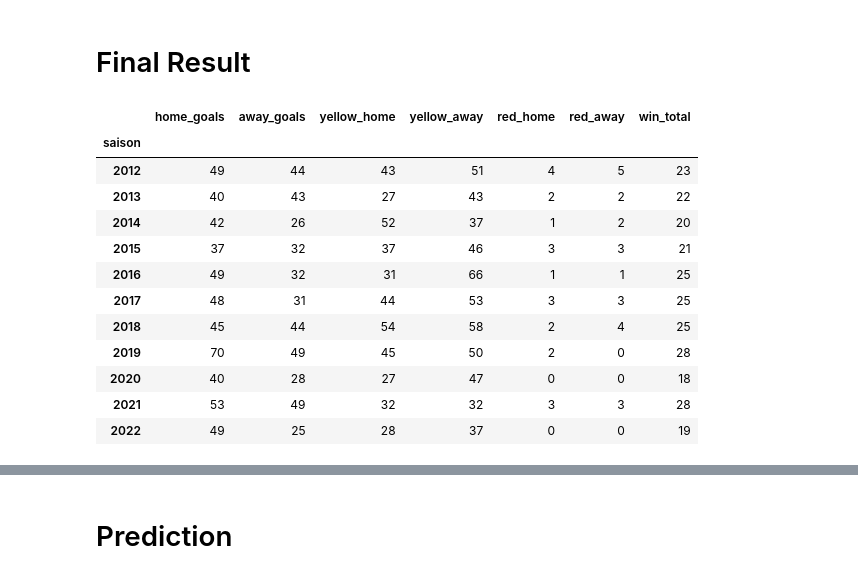
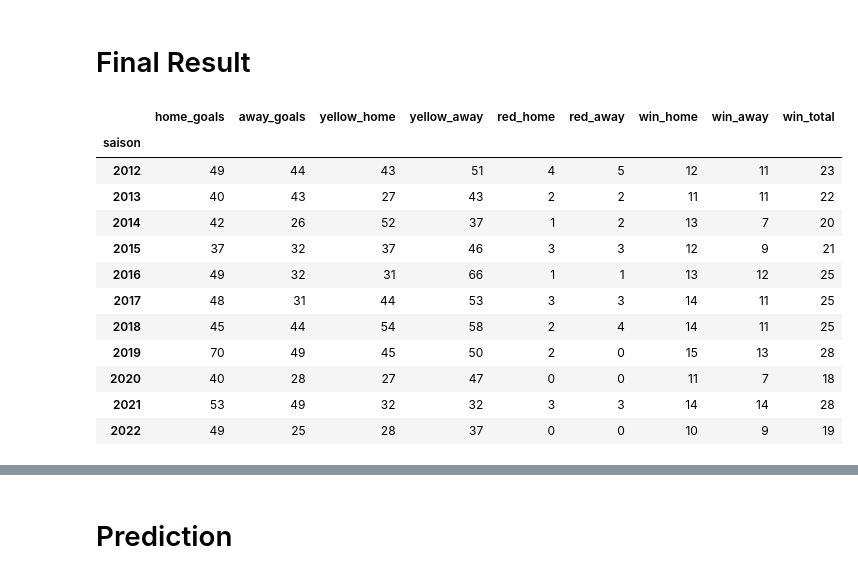
Before and after one commit to mohammedaljader/Football_Predictions_ML, a Jupyter notebook: notebook.ipynb, the cells around one changed output, grey strips where cells are left out. Saved outputs shown, nothing was run; the diff lists cells and outputs as text; code cells hidden in the pictures.

```diff
--- a/notebook.ipynb
+++ b/notebook.ipynb
@@ -896,28 +898,30 @@ plotdata.plot(kind = 'bar', title ="PSV vs Ajax Points in total")
 # %%
 # the final result Ajax
 finalResultAjax = pd.DataFrame()
 finalResultAjax['home_goals'] = AjaxHomeGoals
 finalResultAjax["away_goals"] = AjaxAwayGoals
 finalResultAjax['yellow_home'] = AjaxHomeYellowCards
 finalResultAjax["yellow_away"] = AjaxAwayYellowCards
 finalResultAjax['red_home'] = AjaxHomeRedCards
 finalResultAjax["red_away"] = AjaxAwayRedCards
+finalResultAjax["win_home"] = GroupBySeasenHomeWinsAjax
+finalResultAjax["win_away"] = GroupBySeasonAwayWinsAjax
 finalResultAjax["win_total"] = GroupBySeasonAwayWinsAjax + GroupBySeasenHomeWinsAjax
 finalResultAjax['red_home'] = finalResultAjax['red_home'].fillna(0).astype(int)
 finalResultAjax['red_away'] = finalResultAjax['red_away'].fillna(0).astype(int)
 finalResultAjax
 # %% [output]
-|  | home_goals | away_goals | yellow_home | yellow_away | red_home | red_away | win_total |
-| saison |  |  |  |  |  |  |  |
-| 2012 | 49 | 44 | 43 | 51 | 4 | 5 | 23 |
-| 2013 | 40 | 43 | 27 | 43 | 2 | 2 | 22 |
-| 2014 | 42 | 26 | 52 | 37 | 1 | 2 | 20 |
-| 2015 | 37 | 32 | 37 | 46 | 3 | 3 | 21 |
-| 2016 | 49 | 32 | 31 | 66 | 1 | 1 | 25 |
-| 2017 | 48 | 31 | 44 | 53 | 3 | 3 | 25 |
-| 2018 | 45 | 44 | 54 | 58 | 2 | 4 | 25 |
-| 2019 | 70 | 49 | 45 | 50 | 2 | 0 | 28 |
-| 2020 | 40 | 28 | 27 | 47 | 0 | 0 | 18 |
-| 2021 | 53 | 49 | 32 | 32 | 3 | 3 | 28 |
-| 2022 | 49 | 25 | 28 | 37 | 0 | 0 | 19 |
+|  | home_goals | away_goals | yellow_home | yellow_away | red_home | red_away | win_home | win_away | win_total |
+| saison |  |  |  |  |  |  |  |  |  |
+| 2012 | 49 | 44 | 43 | 51 | 4 | 5 | 12 | 11 | 23 |
+| 2013 | 40 | 43 | 27 | 43 | 2 | 2 | 11 | 11 | 22 |
+| 2014 | 42 | 26 | 52 | 37 | 1 | 2 | 13 | 7 | 20 |
+| 2015 | 37 | 32 | 37 | 46 | 3 | 3 | 12 | 9 | 21 |
+| 2016 | 49 | 32 | 31 | 66 | 1 | 1 | 13 | 12 | 25 |
+| 2017 | 48 | 31 | 44 | 53 | 3 | 3 | 14 | 11 | 25 |
+| 2018 | 45 | 44 | 54 | 58 | 2 | 4 | 14 | 11 | 25 |
+| 2019 | 70 | 49 | 45 | 50 | 2 | 0 | 15 | 13 | 28 |
+| 2020 | 40 | 28 | 27 | 47 | 0 | 0 | 11 | 7 | 18 |
+| 2021 | 53 | 49 | 32 | 32 | 3 | 3 | 14 | 14 | 28 |
+| 2022 | 49 | 25 | 28 | 37 | 0 | 0 | 10 | 9 | 19 |
 # %%
```
Also changed, not shown: parts of 13 cells of this notebook.
